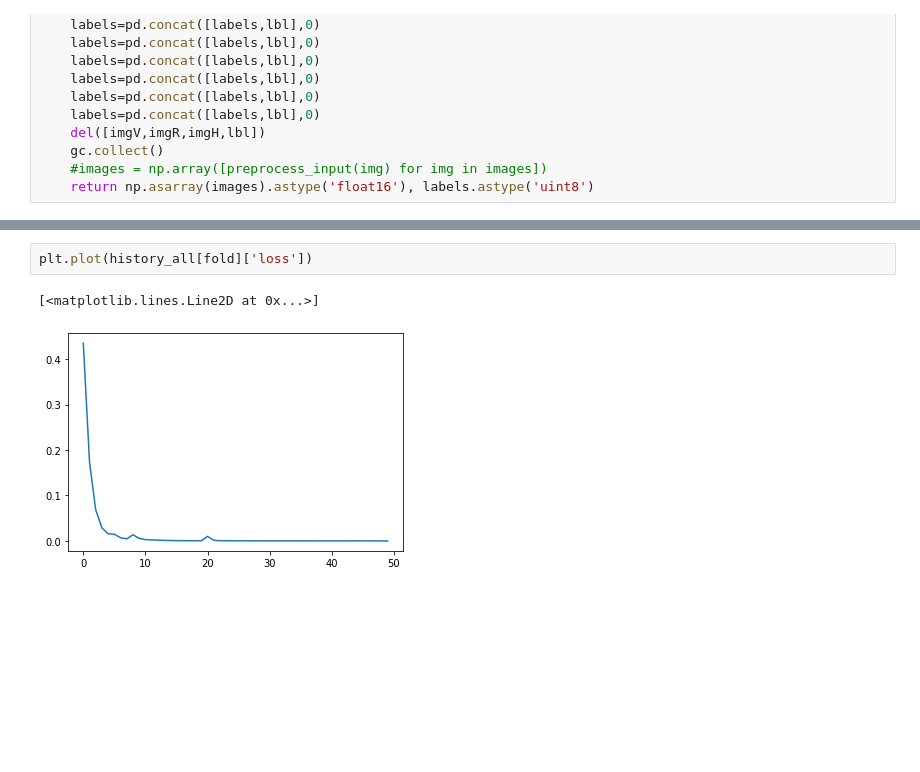
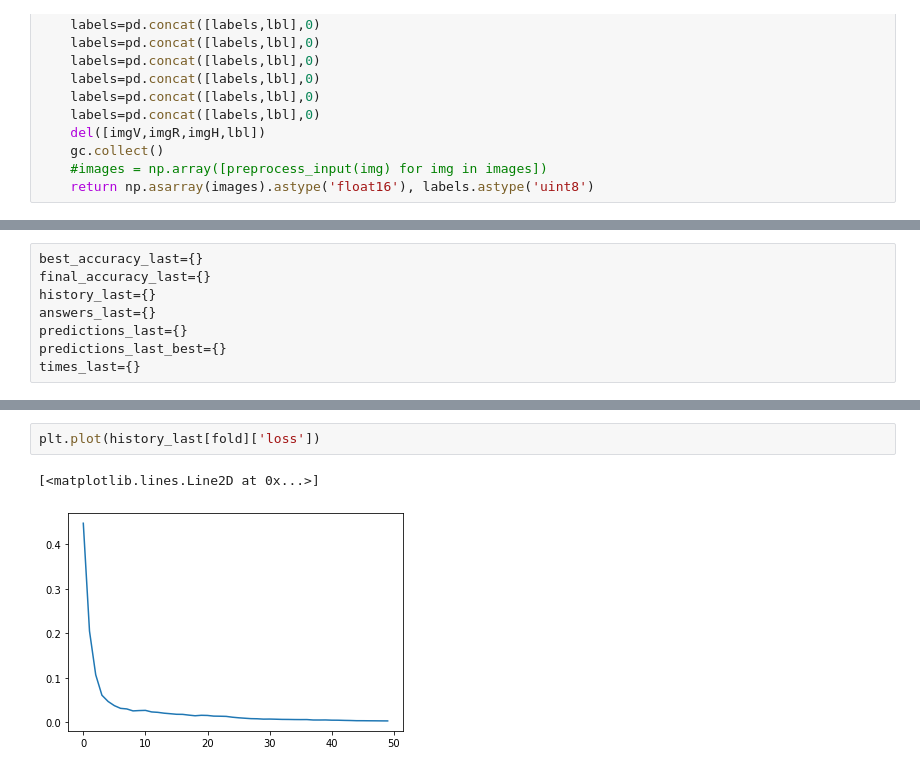
Before and after one commit to greyhound101/internship, a Jupyter notebook: densenet_fold_3_decay.ipynb, the cells around one changed output, grey strips where cells are left out. Drawn from its saved outputs; the diff is of its cells as text; blank space fills up the shorter version.

```diff
--- a/densenet_fold_3_decay.ipynb
+++ b/densenet_fold_3_decay.ipynb
@@ -268,3 +264,11 @@ times_all={}
+# %%
+best_accuracy_last={}
+final_accuracy_last={}
+history_last={}
+answers_last={}
+predictions_last={}
+predictions_last_best={}
+times_last={}
 # %%
   def upd(dk,data):
     if dk==0:
@@ -385,8 +389,8 @@ Epoch 1/1
 29
 # %%
-plt.plot(history_all[fold]['loss'])
+plt.plot(history_last[fold]['loss'])
 # %% [output]
 [<matplotlib.lines.Line2D at 0x...>]
-[figure, old version]
+[figure, new version]
 # %%
 new_acc
```
Also changed, not shown: parts of 6 cells of this notebook.
